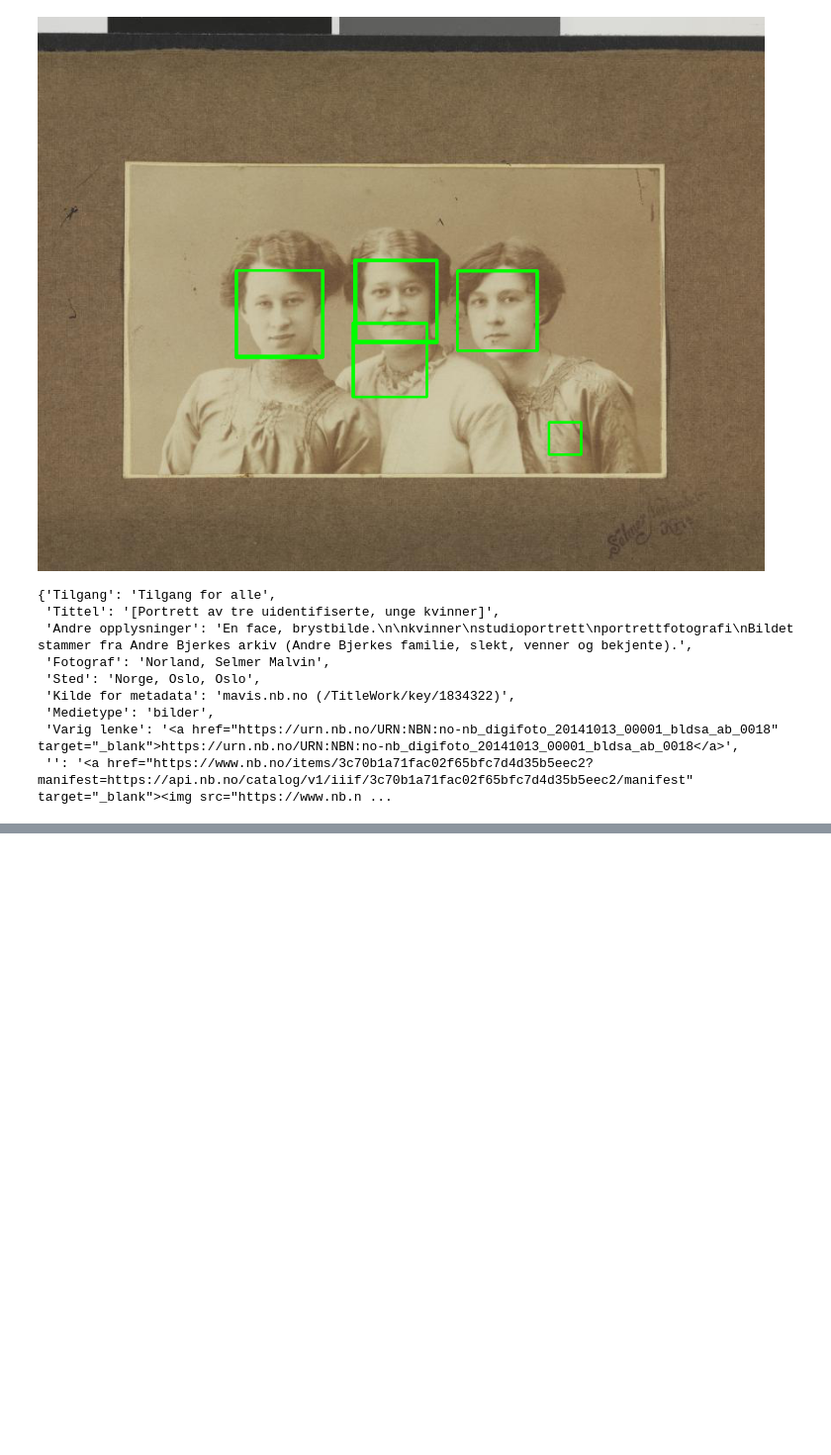
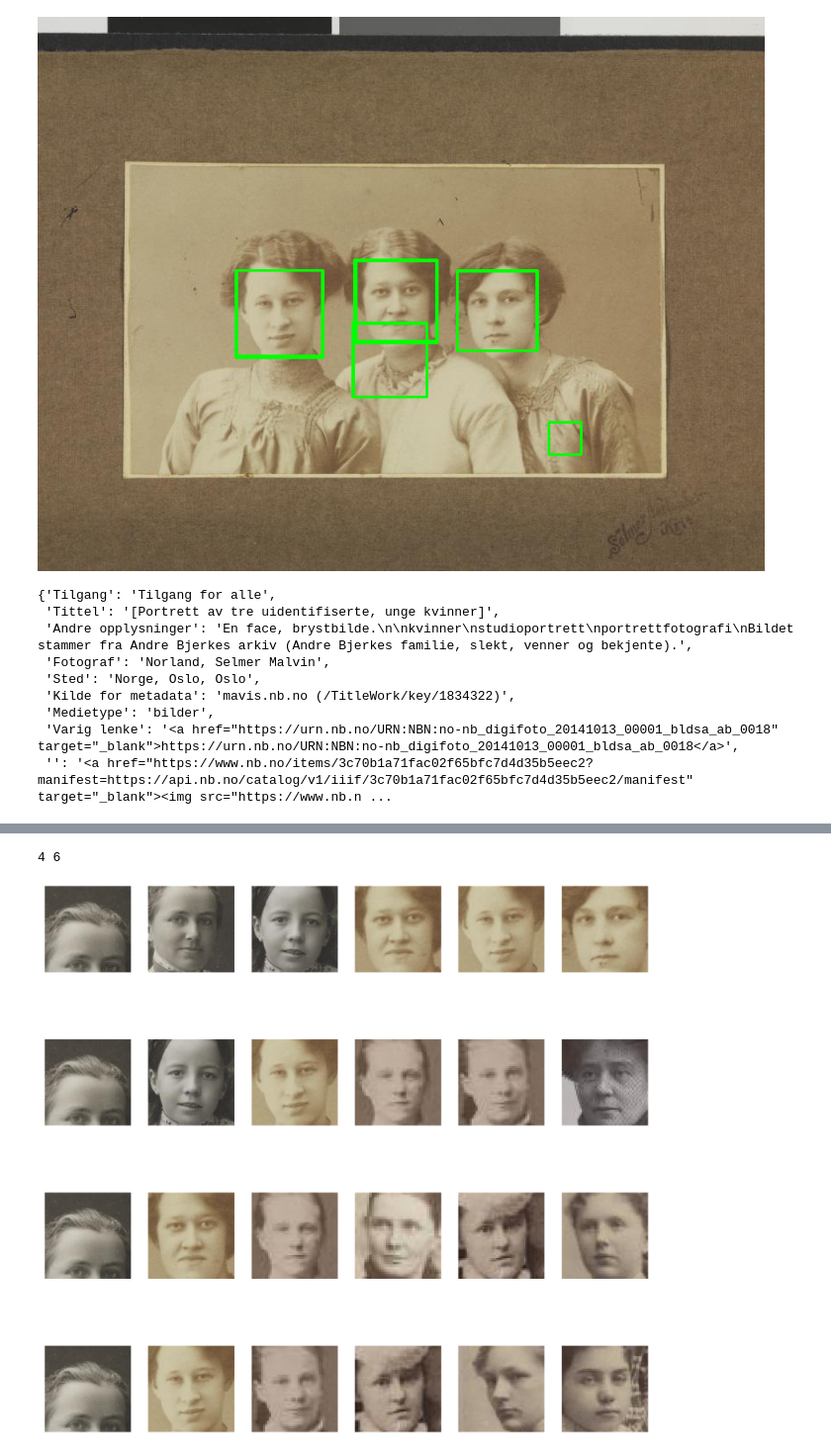
Before and after one commit to Yoonsen/NTNU_bilder_oktober_2018, a Jupyter notebook: facedetect.ipynb, the cells around one changed output, grey strips where cells are left out. Shown at 99% size. Drawn from its saved outputs; the diff is of its cells as text; code cells hidden in the pictures; blank space fills up the shorter version.

```diff
--- a/facedetect.ipynb
+++ b/facedetect.ipynb
@@ -55,3 +59,25 @@ def mark_faces(faces, image):
+# %%
+def show_pics(pics):
+    """Show list of pictures"""
+
+    cols = 6
+    rows = int(np.ceil(len(pics)/cols))
+    print(rows, cols)
+    fig,axes = plt.subplots(nrows=rows, ncols = cols, figsize=(50,50))
+
+    for ax in axes.flatten():
+        ax.axis('off')
+
+    ##edit this line to include your own image ids
+    image_id_list=['{}_{}'.format(i,j) for i in range(2011,2016) for j in range(1,3)]
+    r = 0
+    c = 0
+    for r in range(rows):
+        for c in range(cols):
+            picnum = (r+1)*c
+            if picnum <= len(pics):
+                axes[r,c].imshow(pics[picnum])
+    plt.show()
 # %%
 bilder = nbp.find_urls('Oslo, kvinner')
 # %%
@@ -116,0 +149,5 @@ extract_face(med_ansikt[4][0], med_ansikt[4][1][1])
+# %%
+set_of_faces = []
+for img in med_ansikt:
+    for f in img[1]:
+        set_of_faces.append(np.array(extract_face(img[0], f)))
@@ -116,0 +158,5 @@ extract_face(med_ansikt[4][0], med_ansikt[4][1][1])
+# %%
+show_pics(set_of_faces)
+# %% [output]
+4 6
+[figure, added]
```
Also changed, not shown: parts of 6 cells of this notebook.
